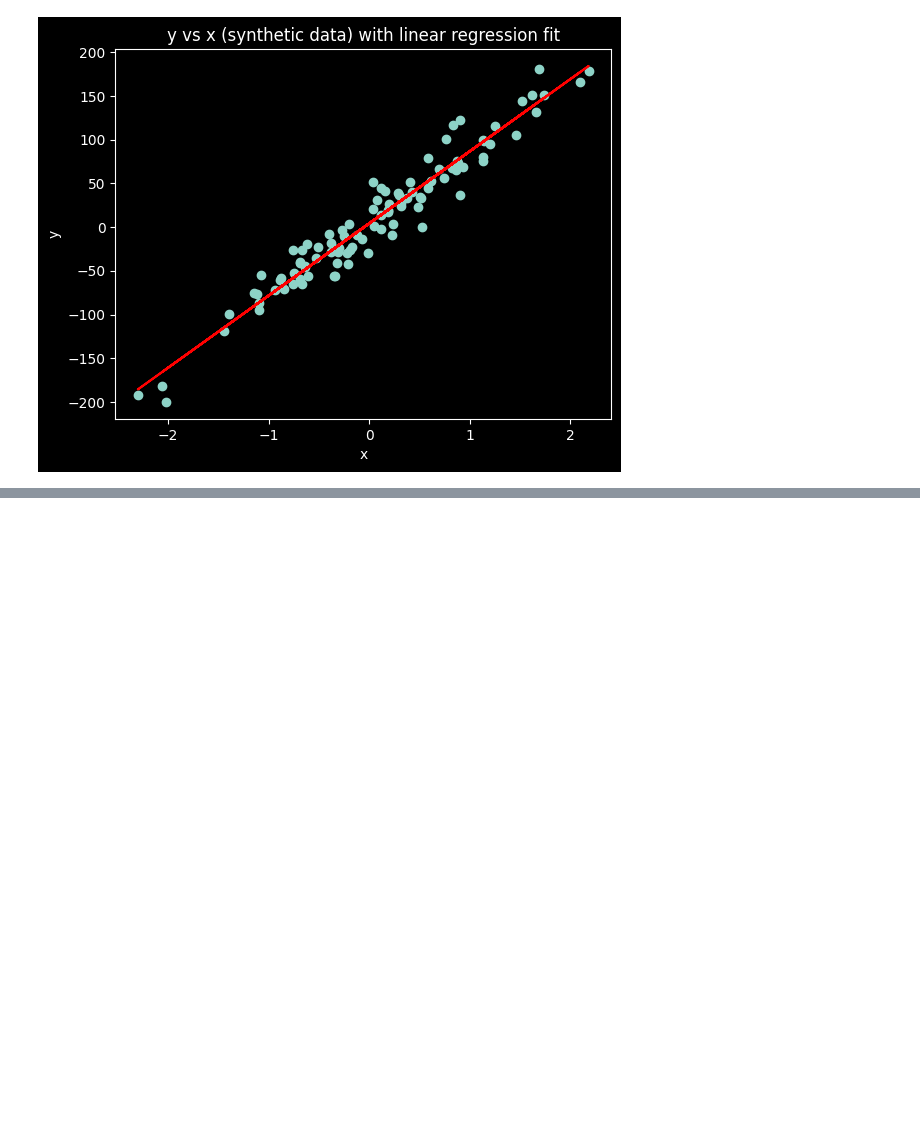
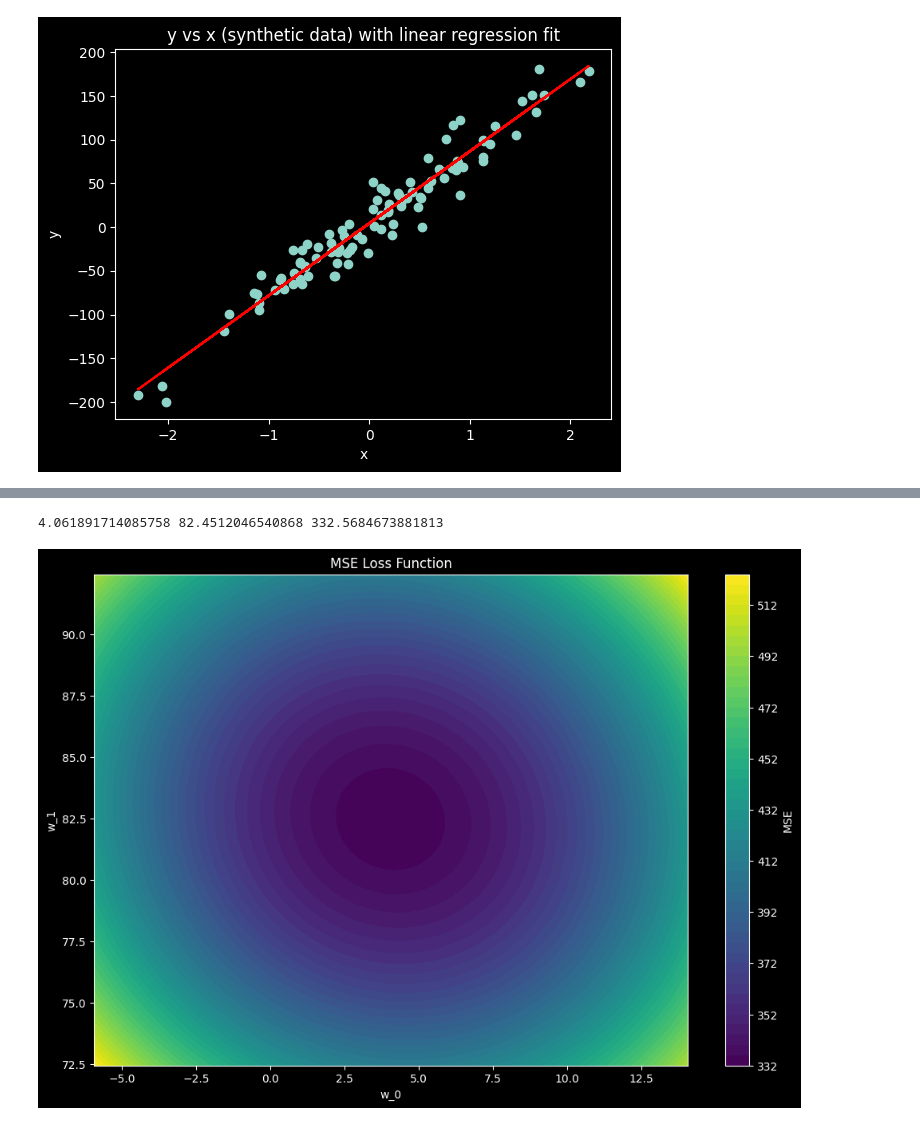
Before and after one commit to ZachParent/mai-intro-to-machine-learning, a Jupyter notebook: theory2/steepest_descent.ipynb, the cells around one changed output, grey strips where cells are left out. Cells and saved outputs as stored; diff of their text form; code cells hidden in the pictures; blank space fills up the shorter version.

Commit message:
add MSE plot

```diff
--- a/theory2/steepest_descent.ipynb
+++ b/theory2/steepest_descent.ipynb
@@ -102,3 +102,37 @@ plt.close()
 anim.save("steepest_descent.gif", writer="pillow")
 # %% [markdown]
 ![steepest_descent.gif](attachment:steepest_descent.gif)
+# %%
+# Create a visualization of the MSE loss function with x = w_0 and y = w_1
+
+print(w_0, w_1, np.mean((y - (w_0 + w_1 * x[:, 0])) ** 2))
+
+# Define a range for w_0 and w_1
+w_0_range = np.linspace(w_0 - 10, w_0 + 10, 100)
+w_1_range = np.linspace(w_1 - 10, w_1 + 10, 100)
+
+# Create a meshgrid
+W_0, W_1 = np.meshgrid(w_0_range, w_1_range)
+
+# Calculate the MSE for each combination of w_0 and w_1
+Z = np.zeros_like(W_0)
+for i in range(len(w_0_range)):
+    for j in range(len(w_1_range)):
+        y_pred = W_0[i,j] + W_1[i,j] * x[:, 0]
+        Z[i,j] = np.mean((y - y_pred) ** 2)
+
+# Create the contour plot
+plt.figure(figsize=(12, 8))
+contour = plt.contourf(W_0, W_1, Z, levels=50, cmap='viridis')
+plt.colorbar(contour, label='MSE')
+
+# Add labels and title
+plt.xlabel('w_0')
+plt.ylabel('w_1')
+plt.title('MSE Loss Function')
+
+# Show the plot
+plt.show()
+# %% [output]
+4.061891714085758 82.4512046540868 332.5684673881813
+[figure, added]
```
